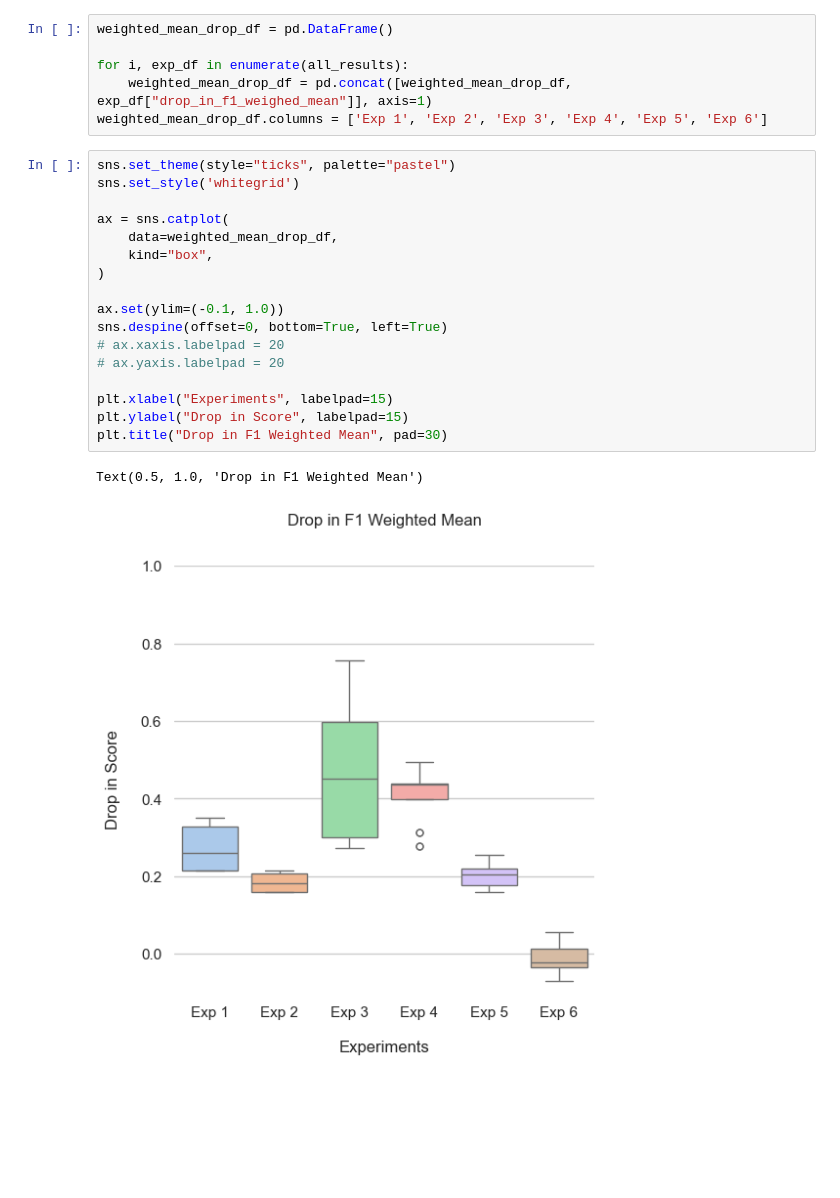
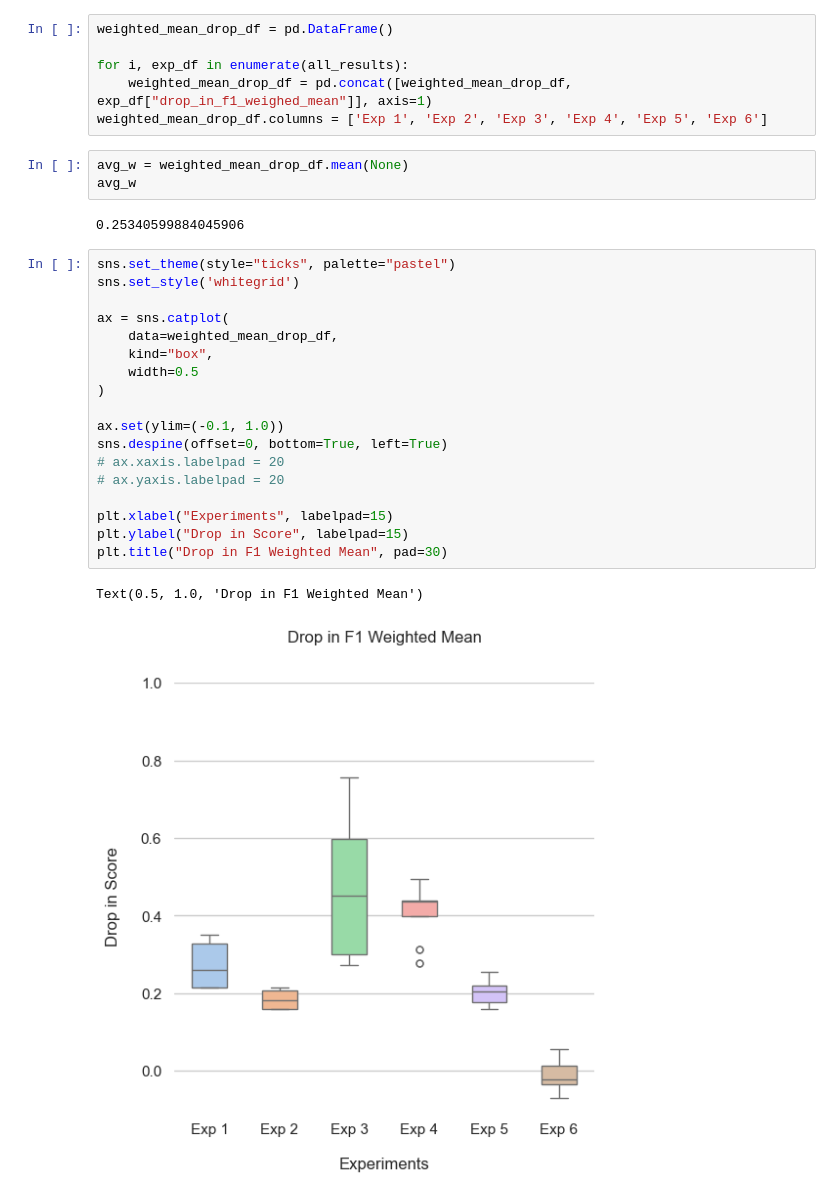
Before and after one commit to rootdrew27/cyberbullying-ml, a Jupyter notebook: official/experiments2.0/analysis.ipynb, the cells around one changed output. Cells and saved outputs as stored; diff of their text form; blank space fills up the shorter version.

```diff
--- a/official/experiments2.0/analysis.ipynb
+++ b/official/experiments2.0/analysis.ipynb
@@ -190,23 +171,29 @@ weighted_mean_drop_df = pd.DataFrame()
 for i, exp_df in enumerate(all_results):
     weighted_mean_drop_df = pd.concat([weighted_mean_drop_df, exp_df["drop_in_f1_weighed_mean"]], axis=1)
 weighted_mean_drop_df.columns = ['Exp 1', 'Exp 2', 'Exp 3', 'Exp 4', 'Exp 5', 'Exp 6']
+# %%
+avg_w = weighted_mean_drop_df.mean(None)
+avg_w
+# %% [output]
+0.25340599884045906
 # %%
 sns.set_theme(style="ticks", palette="pastel")
 sns.set_style('whitegrid')
 
 ax = sns.catplot(
     data=weighted_mean_drop_df,
     kind="box",
+    width=0.5
 )
 
 ax.set(ylim=(-0.1, 1.0))
 sns.despine(offset=0, bottom=True, left=True)
 # ax.xaxis.labelpad = 20
 # ax.yaxis.labelpad = 20
 
 plt.xlabel("Experiments", labelpad=15)
 plt.ylabel("Drop in Score", labelpad=15)
 plt.title("Drop in F1 Weighted Mean", pad=30)
 # %% [output]
 Text(0.5, 1.0, 'Drop in F1 Weighted Mean')
-[figure, old version]
+[figure, new version]
```
Also changed, not shown: parts of 21 cells of this notebook, 39 other files.
